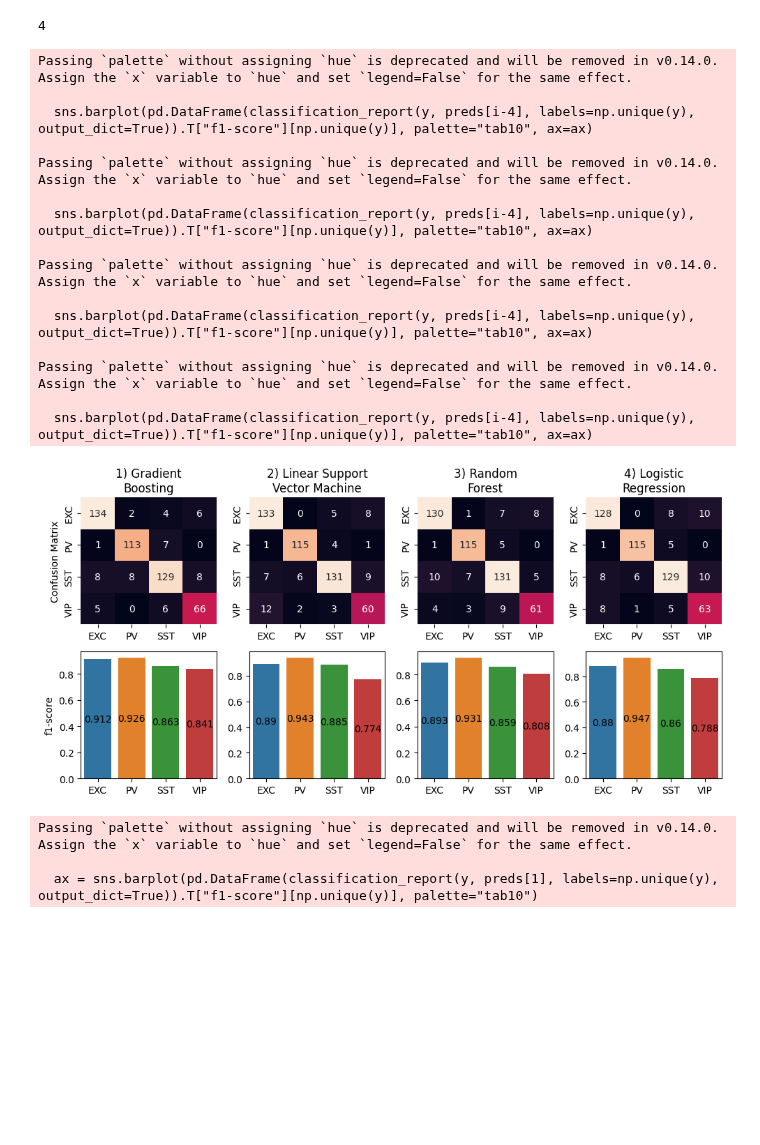
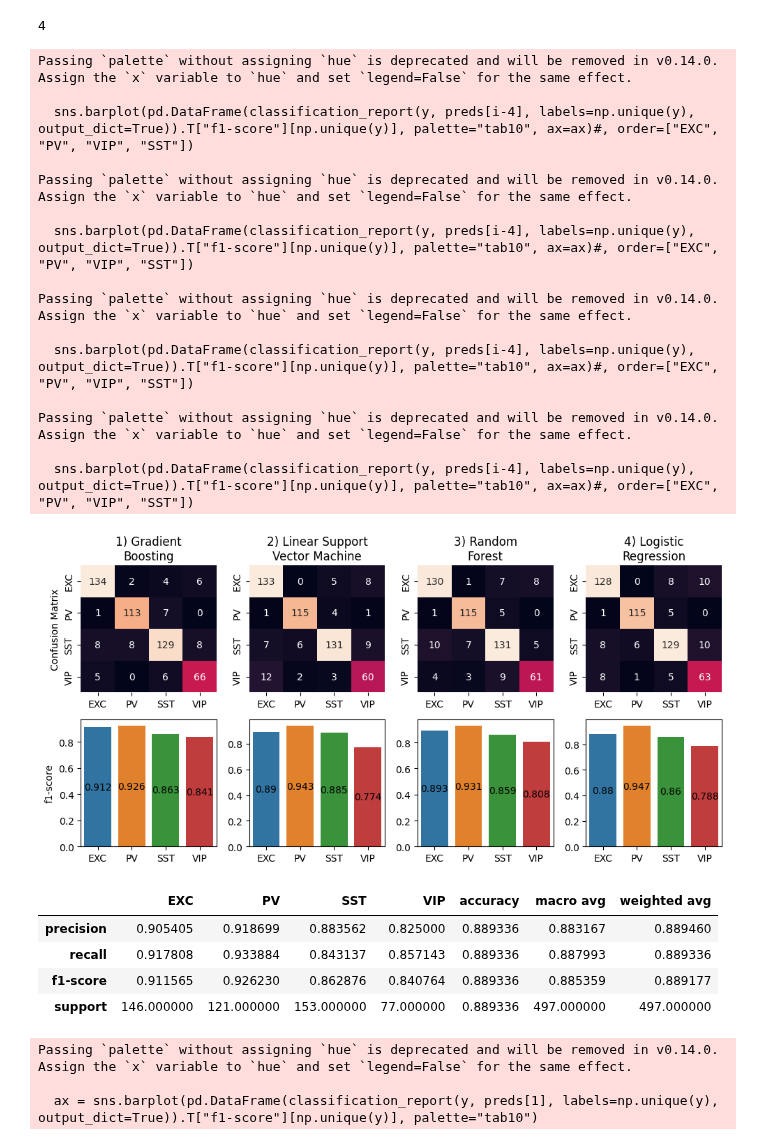
Before and after one commit to mariscoglio/bio482_cell_classifier, a Jupyter notebook: model_interpretability.ipynb, the cells around one changed output. Saved outputs shown, nothing was run; the diff lists cells and outputs as text; code cells hidden in the pictures; blank space fills up the shorter version.

```diff
--- a/model_interpretability.ipynb
+++ b/model_interpretability.ipynb
@@ -87,6 +87,8 @@ svclf_pipe.steps.append(
 # %%
 import warnings
 warnings.filterwarnings('ignore')
+
+voting_weights = {}
 
 model_names = ["Gradient Boosting", "Logistic Regression", "Random Forest", "Linear Support Vector Machine"]
 models = [gbclf_pipe, lrclf_pipe, rfclf_pipe, svclf_pipe]
@@ -101,6 +103,7 @@ for model_name, model in zip(model_names, models):
     )
     # print(scores.keys())
     print(f"{model_name} test  : mean = {scores['test_score'].mean()}, std = {scores['test_score'].std()}")
+    voting_weights[model_name] = scores['test_score'].mean()
     print(f"{model_name} train : mean = {scores['train_score'].mean()}, std = {scores['train_score'].std()}")
 
 warnings.filterwarnings('default')
@@ -147,7 +150,7 @@ for i, ax in enumerate(axes.flatten()):
         if i ==0:
             ax.set_ylabel("Confusion Matrix")
     else:
-        sns.barplot(pd.DataFrame(classification_report(y, preds[i-4], labels=np.unique(y), output_dict=True)).T["f1-score"][np.unique(y)], palette="tab10", ax=ax)
+        sns.barplot(pd.DataFrame(classification_report(y, preds[i-4], labels=np.unique(y), output_dict=True)).T["f1-score"][np.unique(y)], palette="tab10", ax=ax)#, order=["EXC", "PV", "VIP", "SST"])
         for label in ax.containers:
             ax.bar_label(
                 label,
@@ -163,20 +166,28 @@ plt.savefig("ProjectFigures/confusion_matrices_of_classifiers.png", dpi=400)
 # %% [output]
 Passing `palette` without assigning `hue` is deprecated and will be removed in v0.14.0. Assign the `x` variable to `hue` and set `legend=False` for the same effect.
 
-  sns.barplot(pd.DataFrame(classification_report(y, preds[i-4], labels=np.unique(y), output_dict=True)).T["f1-score"][np.unique(y)], palette="tab10", ax=ax)
+  sns.barplot(pd.DataFrame(classification_report(y, preds[i-4], labels=np.unique(y), output_dict=True)).T["f1-score"][np.unique(y)], palette="tab10", ax=ax)#, order=["EXC", "PV", "VIP", "SST"])
 
 Passing `palette` without assigning `hue` is deprecated and will be removed in v0.14.0. Assign the `x` variable to `hue` and set `legend=False` for the same effect.
 
-  sns.barplot(pd.DataFrame(classification_report(y, preds[i-4], labels=np.unique(y), output_dict=True)).T["f1-score"][np.unique(y)], palette="tab10", ax=ax)
+  sns.barplot(pd.DataFrame(classification_report(y, preds[i-4], labels=np.unique(y), output_dict=True)).T["f1-score"][np.unique(y)], palette="tab10", ax=ax)#, order=["EXC", "PV", "VIP", "SST"])
 
 Passing `palette` without assigning `hue` is deprecated and will be removed in v0.14.0. Assign the `x` variable to `hue` and set `legend=False` for the same effect.
 
-  sns.barplot(pd.DataFrame(classification_report(y, preds[i-4], labels=np.unique(y), output_dict=True)).T["f1-score"][np.unique(y)], palette="tab10", ax=ax)
+  sns.barplot(pd.DataFrame(classification_report(y, preds[i-4], labels=np.unique(y), output_dict=True)).T["f1-score"][np.unique(y)], palette="tab10", ax=ax)#, order=["EXC", "PV", "VIP", "SST"])
 
 Passing `palette` without assigning `hue` is deprecated and will be removed in v0.14.0. Assign the `x` variable to `hue` and set `legend=False` for the same effect.
 
-  sns.barplot(pd.DataFrame(classification_report(y, preds[i-4], labels=np.unique(y), output_dict=True)).T["f1-score"][np.unique(y)], palette="tab10", ax=ax)
+  sns.barplot(pd.DataFrame(classification_report(y, preds[i-4], labels=np.unique(y), output_dict=True)).T["f1-score"][np.unique(y)], palette="tab10", ax=ax)#, order=["EXC", "PV", "VIP", "SST"])
 [figure]
+# %%
+pd.DataFrame(classification_report(y, preds[0], labels=np.unique(y), output_dict=True))
+# %% [output]
+|  | EXC | PV | SST | VIP | accuracy | macro avg | weighted avg |
+| precision | 0.905405 | 0.918699 | 0.883562 | 0.825000 | 0.889336 | 0.883167 | 0.889460 |
+| recall | 0.917808 | 0.933884 | 0.843137 | 0.857143 | 0.889336 | 0.887993 | 0.889336 |
+| f1-score | 0.911565 | 0.926230 | 0.862876 | 0.840764 | 0.889336 | 0.885359 | 0.889177 |
+| support | 146.000000 | 121.000000 | 153.000000 | 77.000000 | 0.889336 | 497.000000 | 497.000000 |
 # %%
 ax = sns.barplot(pd.DataFrame(classification_report(y, preds[1], labels=np.unique(y), output_dict=True)).T["f1-score"][np.unique(y)], palette="tab10")
 for i in ax.containers:
```
Also changed, not shown: parts of 10 cells of this notebook.
